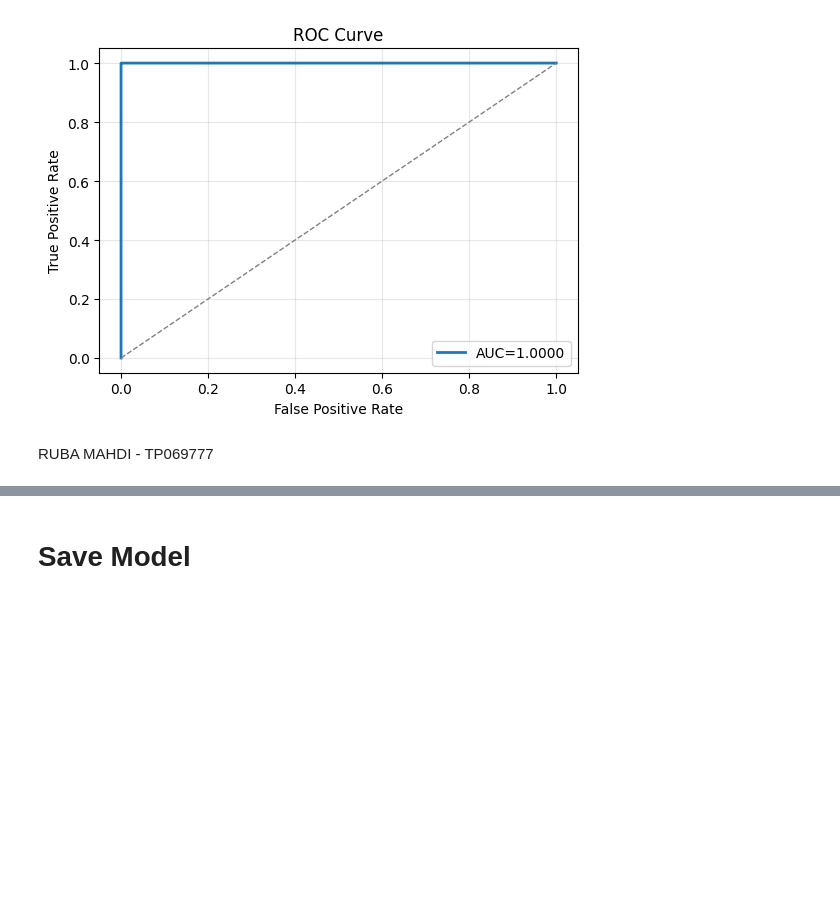
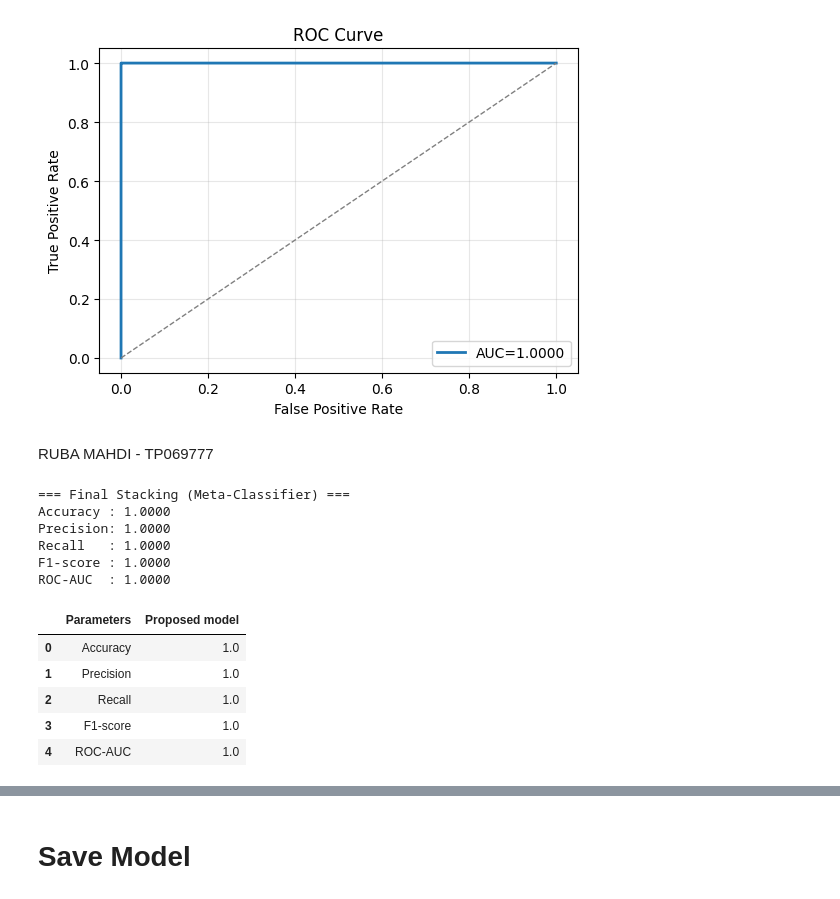
Before and after one commit to Lasvut/DLIGroupAssignmentJ, a Jupyter notebook: GroupJ_DLIAssignment.ipynb, the cells around one changed output, grey strips where cells are left out. Saved outputs shown, nothing was run; the diff lists cells and outputs as text; code cells hidden in the pictures; blank space fills up the shorter version.

```diff
--- a/GroupJ_DLIAssignment.ipynb
+++ b/GroupJ_DLIAssignment.ipynb
@@ -469,4 +451,40 @@ plt.tight_layout(); plt.show()
 [figure]
 # %% [markdown]
 RUBA MAHDI - TP069777
+# %%
+from sklearn.metrics import accuracy_score, precision_score, recall_score, f1_score, roc_auc_score
+import pandas as pd
+
+acc  = accuracy_score(y_test, pred_stack)
+prec = precision_score(y_test, pred_stack, zero_division=0)
+rec  = recall_score(y_test, pred_stack, zero_division=0)
+f1   = f1_score(y_test, pred_stack, zero_division=0)
+auc  = roc_auc_score(y_test, proba_stack)
+
+print("\n=== Final Stacking (Meta-Classifier) ===")
+print(f"Accuracy : {acc:.4f}")
+print(f"Precision: {prec:.4f}")
+print(f"Recall   : {rec:.4f}")
+print(f"F1-score : {f1:.4f}")
+print(f"ROC-AUC  : {auc:.4f}")
+
+#
+table = pd.DataFrame({
+    "Parameters": ["Accuracy", "Precision", "Recall", "F1-score", "ROC-AUC"],
+    "Proposed model": [acc, prec, rec, f1, auc]
+})
+display(table.round(4))
+# %% [output]
+=== Final Stacking (Meta-Classifier) ===
+Accuracy : 1.0000
+Precision: 1.0000
+Recall   : 1.0000
+F1-score : 1.0000
+ROC-AUC  : 1.0000
+|  | Parameters | Proposed model |
+| 0 | Accuracy | 1.0 |
+| 1 | Precision | 1.0 |
+| 2 | Recall | 1.0 |
+| 3 | F1-score | 1.0 |
+| 4 | ROC-AUC | 1.0 |
 # %%
```
Also changed, not shown: parts of 12 cells of this notebook.
